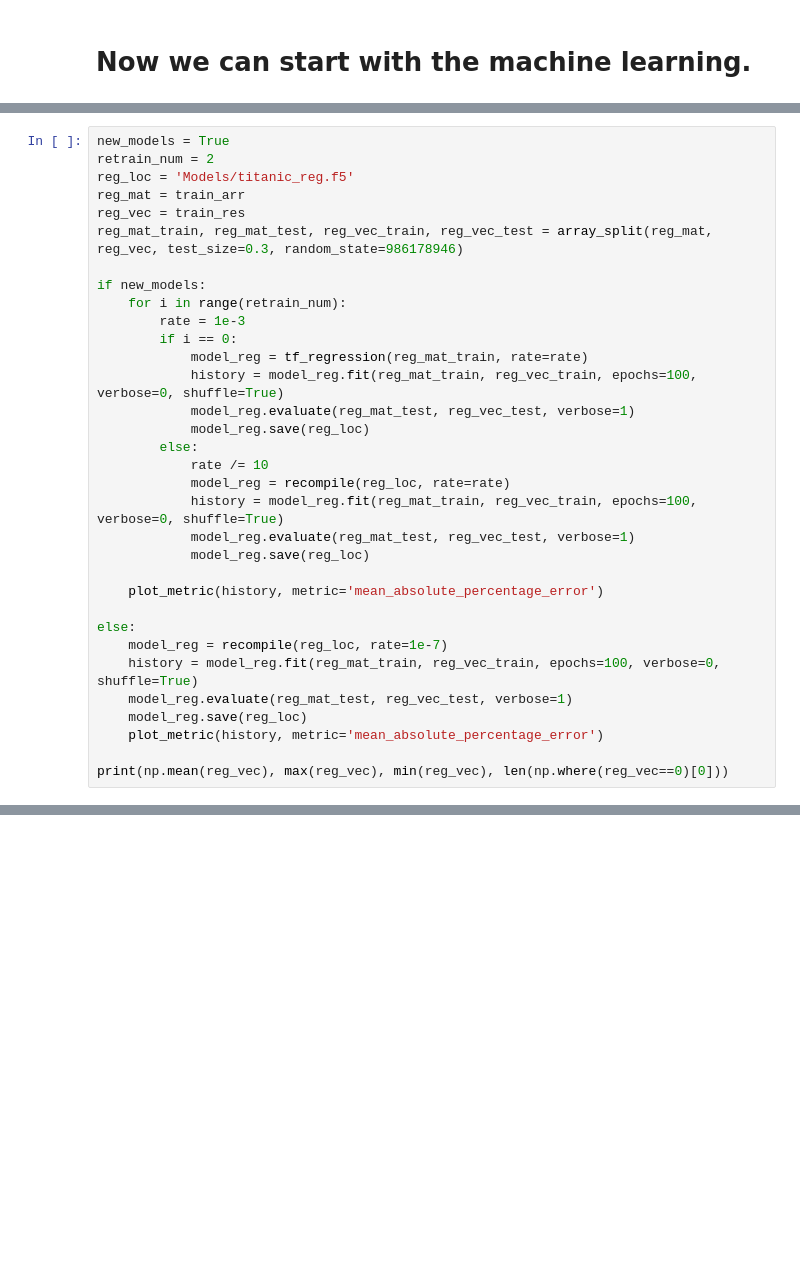
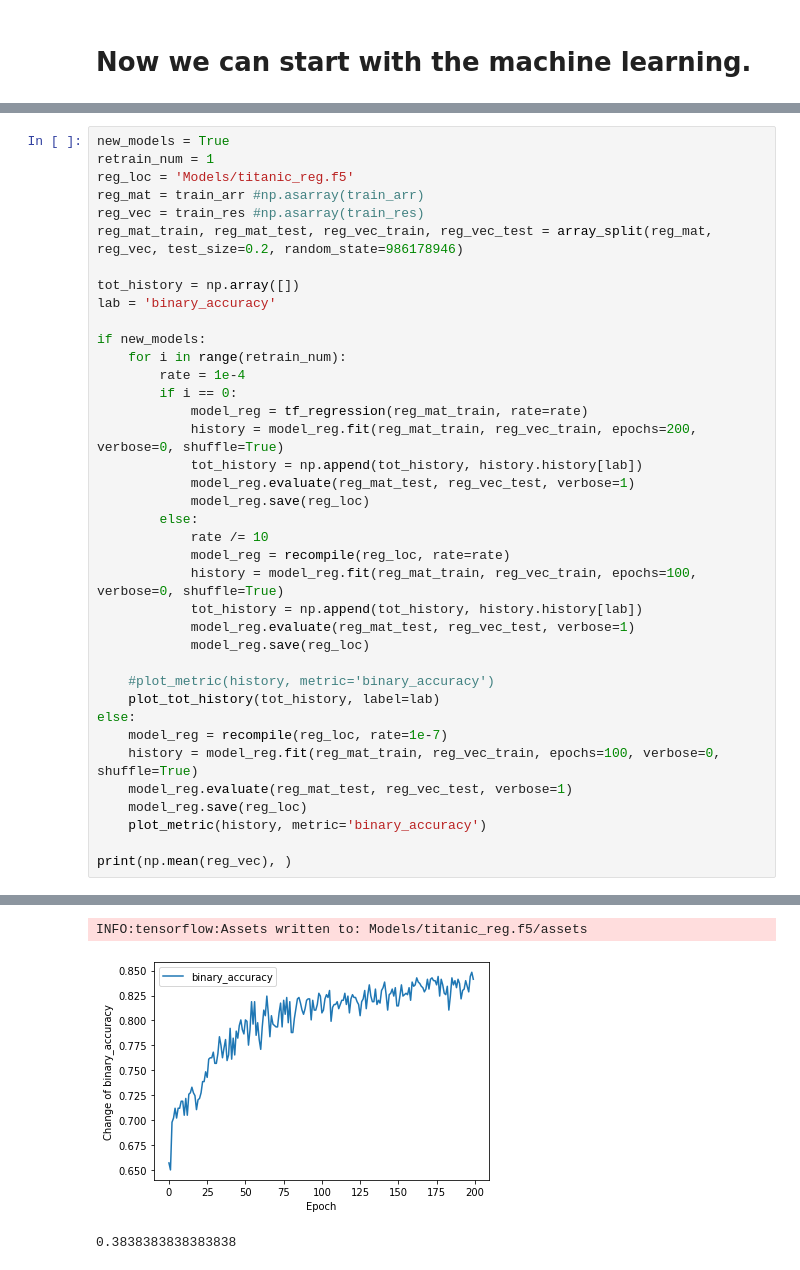
Before and after one commit to eschiappucci/Titanic, a Jupyter notebook: titanic_ml.ipynb, the cells around one changed output, grey strips where cells are left out. Drawn from its saved outputs; the diff is of its cells as text; blank space fills up the shorter version.

```diff
--- a/titanic_ml.ipynb
+++ b/titanic_ml.ipynb
@@ -124,34 +159,39 @@ from titanic_ml import *
 # %%
 new_models = True
-retrain_num = 2
+retrain_num = 1
 reg_loc = 'Models/titanic_reg.f5'
-reg_mat = train_arr
-reg_vec = train_res
-reg_mat_train, reg_mat_test, reg_vec_train, reg_vec_test = array_split(reg_mat, reg_vec, test_size=0.3, random_state=986178946)
+reg_mat = train_arr #np.asarray(train_arr)
+reg_vec = train_res #np.asarray(train_res)
+reg_mat_train, reg_mat_test, reg_vec_train, reg_vec_test = array_split(reg_mat, reg_vec, test_size=0.2, random_state=986178946)
+
+tot_history = np.array([])
+lab = 'binary_accuracy'
 
 if new_models:
     for i in range(retrain_num):
-        rate = 1e-3
+        rate = 1e-4
         if i == 0:
             model_reg = tf_regression(reg_mat_train, rate=rate)
-            history = model_reg.fit(reg_mat_train, reg_vec_train, epochs=100, verbose=0, shuffle=True)
+            history = model_reg.fit(reg_mat_train, reg_vec_train, epochs=200, verbose=0, shuffle=True)
+            tot_history = np.append(tot_history, history.history[lab])
             model_reg.evaluate(reg_mat_test, reg_vec_test, verbose=1)
             model_reg.save(reg_loc)
         else:
             rate /= 10
             model_reg = recompile(reg_loc, rate=rate)
             history = model_reg.fit(reg_mat_train, reg_vec_train, epochs=100, verbose=0, shuffle=True)
+            tot_history = np.append(tot_history, history.history[lab])
             model_reg.evaluate(reg_mat_test, reg_vec_test, verbose=1)
             model_reg.save(reg_loc)
 
-    plot_metric(history, metric='mean_absolute_percentage_error')
-
+    #plot_metric(history, metric='binary_accuracy')
+    plot_tot_history(tot_history, label=lab)
 else:
     model_reg = recompile(reg_loc, rate=1e-7)
     history = model_reg.fit(reg_mat_train, reg_vec_train, epochs=100, verbose=0, shuffle=True)
     model_reg.evaluate(reg_mat_test, reg_vec_test, verbose=1)
     model_reg.save(reg_loc)
-    plot_metric(history, metric='mean_absolute_percentage_error')
+    plot_metric(history, metric='binary_accuracy')
 
-print(np.mean(reg_vec), max(reg_vec), min(reg_vec), len(np.where(reg_vec==0)[0]))
+print(np.mean(reg_vec), )
 # %% [output]
@@ -158,0 +200,3 @@ KeyError: 0
+INFO:tensorflow:Assets written to: Models/titanic_reg.f5/assets
+[figure, added]
+0.3838383838383838
```
Also changed, not shown: parts of 8 cells of this notebook, 6 other files.
